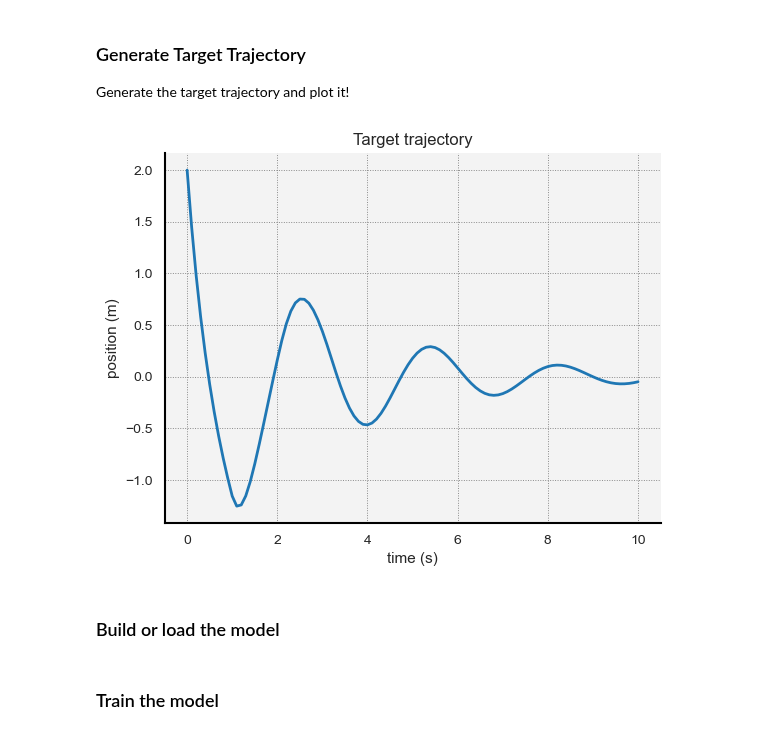
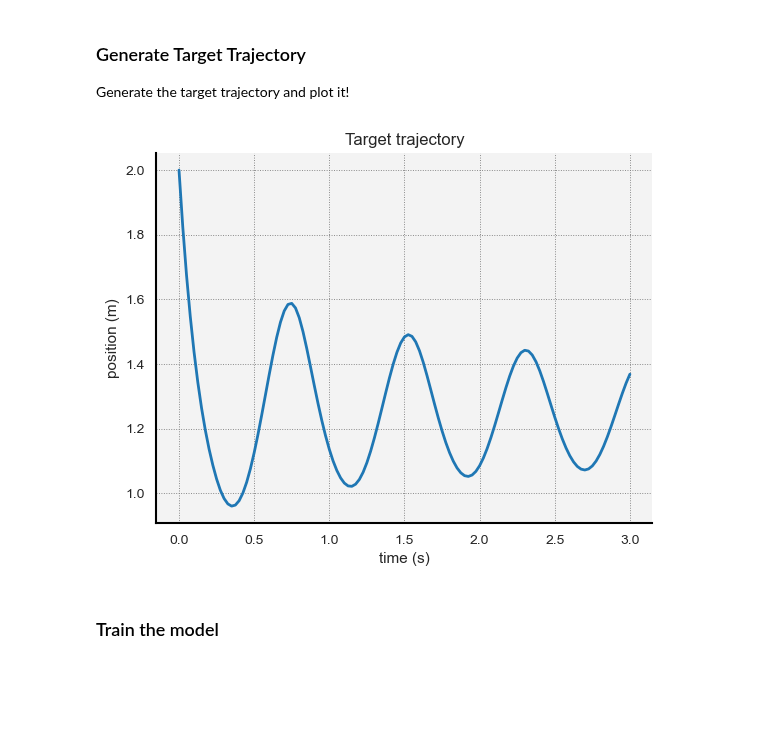
Before and after one commit to punkduckable/NDDE, a Jupyter notebook: NDDE.ipynb, the cells around one changed output. Saved outputs shown, nothing was run; the diff lists cells and outputs as text; code cells hidden in the pictures; blank space fills up the shorter version.

```diff
--- a/NDDE.ipynb
+++ b/NDDE.ipynb
@@ -79,23 +79,21 @@ Initialize_MPL();
 Generate the target trajectory and plot it!
 # %%
 # Set up the parameters and tau value for the target trajectory.
-F_Target        = F_Model(theta_0 = -2.0, theta_1 = -2.0);
-a_Target        = torch.Tensor([1.0]);
-b_Target        = torch.Tensor([2.0]);
+F_Target        = F_Model(p = 5.0, V0 = 6.5, a = 2.0, m = 6);
+a_Target        = torch.Tensor([0.0]);
+b_Target        = torch.Tensor([2]);
 X0_Target       = X0_Model(a = a_Target, b = b_Target);
-tau_Target      = torch.tensor(1.0);
-T_Target        = torch.tensor(10.0);
+tau_Target      = torch.tensor(0.25);
+T_Target        = torch.tensor(3.0);
 
 # Get the target trajectory!
 x_Target, t_Target  = DDE_Solver(F = F_Target, X0 = X0_Target, tau = tau_Target, T = T_Target);
 
 # Finally, lets plot the target trajectory.
 seaborn.lineplot(x = t_Target, y = x_Target[0, :].reshape(-1).detach().numpy());
 seaborn.despine();
 plt.xlabel("time (s)");
 plt.ylabel("position (m)");
 plt.title("Target trajectory");
 # %% [output]
-[figure, old version]
+[figure, new version]
-# %% [markdown]
-### Build or load the model
```
Also changed, not shown: parts of 8 cells of this notebook, 2 other files.
